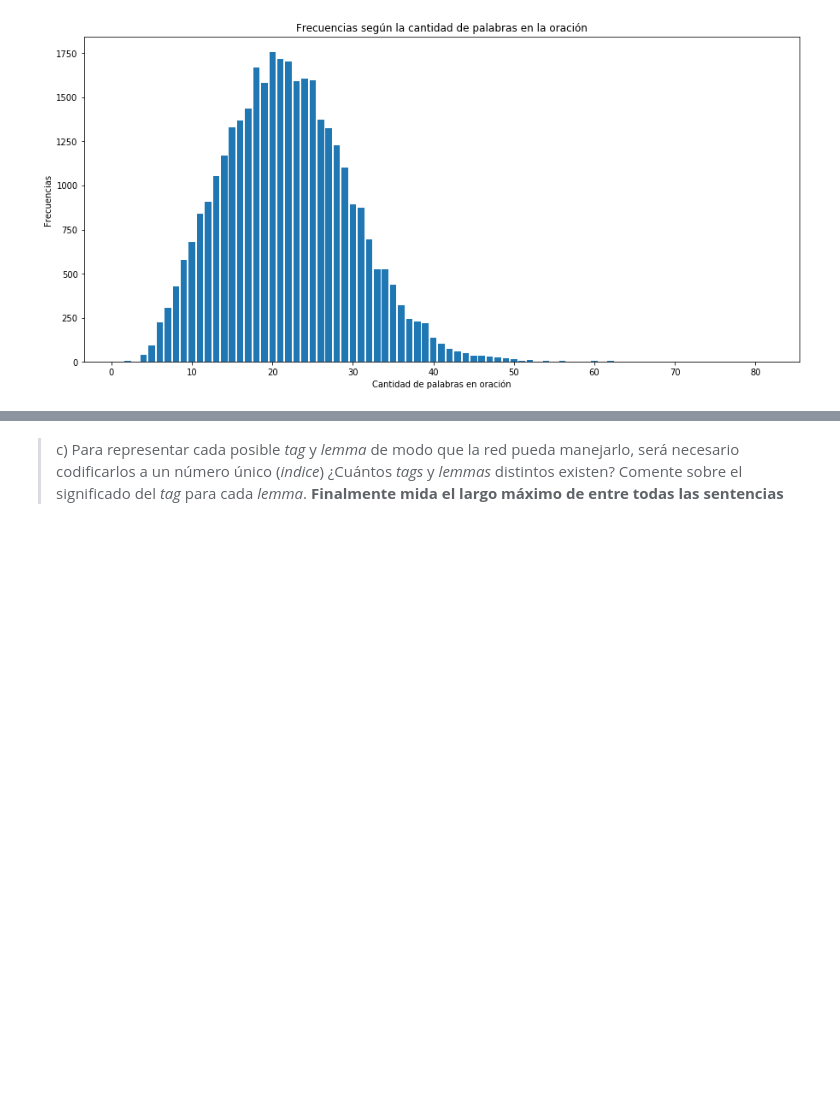
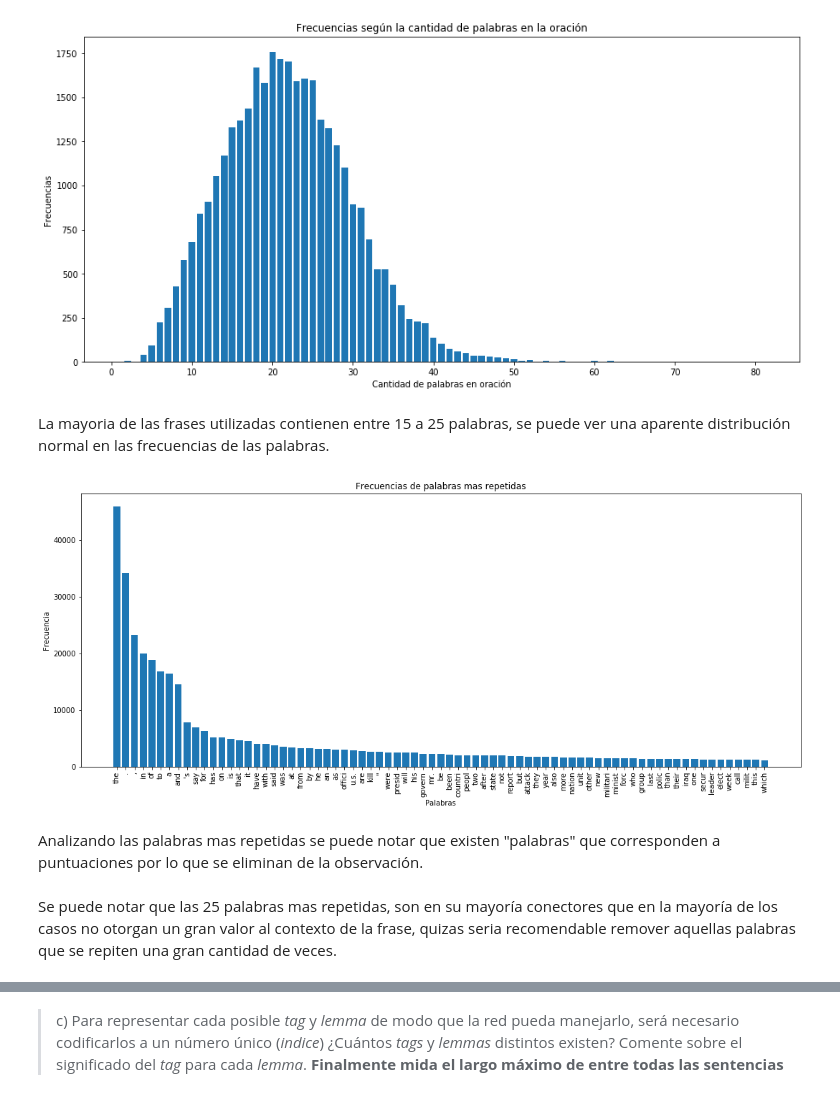
Before and after one commit to AHRojo/ann2, a Jupyter notebook: Pregunta_1.ipynb, the cells around one changed output, grey strips where cells are left out. Saved outputs shown, nothing was run; the diff lists cells and outputs as text; code cells hidden in the pictures; blank space fills up the shorter version.

```diff
--- a/Pregunta_1.ipynb
+++ b/Pregunta_1.ipynb
@@ -125,11 +139,27 @@ plt.title('Frecuencias según la cantidad de palabras en la oración')
 plt.show()
 # %% [output]
 [figure]
-# %%
-keys = list()
-for key in freqs_words.keys():
-    if freqs_words[key] < 800:
-        keys.append(key)
-
-for i in keys:
-    del freqs_words[i]
+# %% [markdown]
+La mayoria de las frases utilizadas contienen entre 15 a 25 palabras, se puede ver una aparente distribución normal en las frecuencias de las palabras.
+# %%
+keys_high = sorted(freqs_words, key=freqs_words.get, reverse=True)[:75]
+
+keys_high_dict = dict()
+
+for key in keys_high:
+  keys_high_dict[key] = freqs_words[key]
+# %%
+plt.figure(figsize=(18,7))
+
+plt.bar(keys_high_dict.keys(), keys_high_dict.values())
+plt.xticks(rotation='vertical')
+plt.xlabel("Palabras")
+plt.ylabel("Frecuencia")
+plt.title("Frecuencias de palabras mas repetidas")
+plt.show()
+# %% [output]
+[figure, added]
+# %% [markdown]
+Analizando las palabras mas repetidas se puede notar que existen "palabras" que corresponden a puntuaciones por lo que se eliminan de la observación.
+# %% [markdown]
+Se puede notar que las 25 palabras mas repetidas, son en su mayoría conectores que en la mayoría de los casos no otorgan un gran valor al contexto de la frase, quizas seria recomendable remover aquellas palabras que se repiten una gran cantidad de veces.
```
Also changed, not shown: parts of 75 cells of this notebook, 1 other file.
